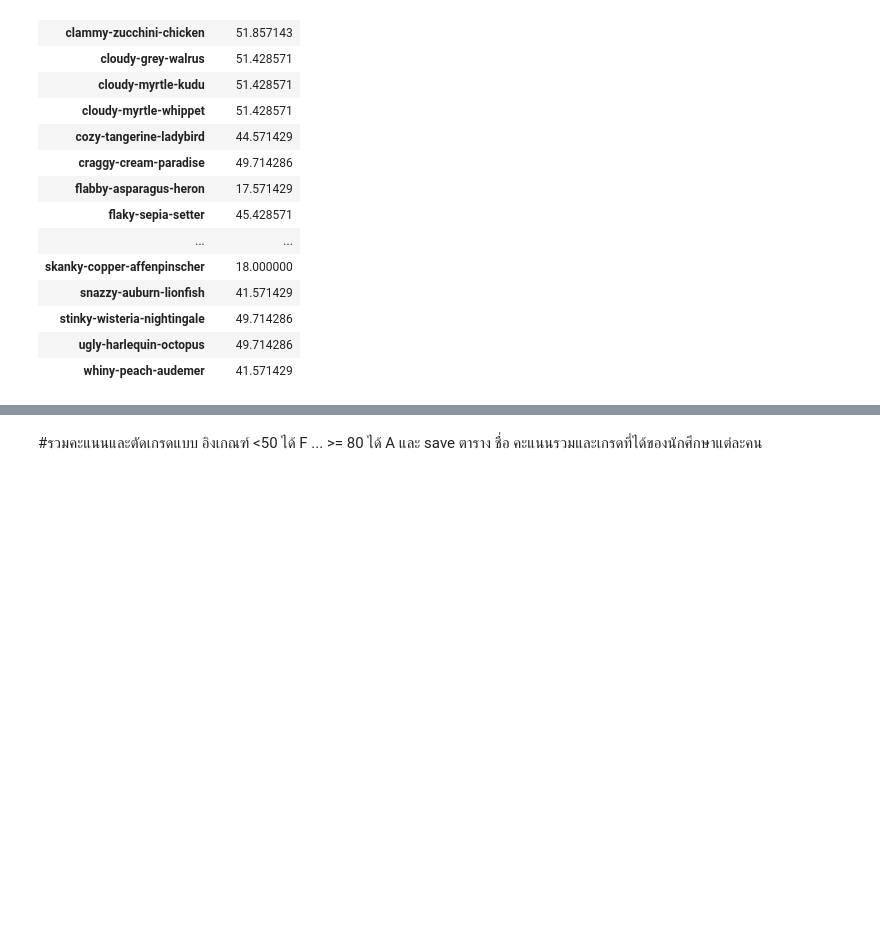
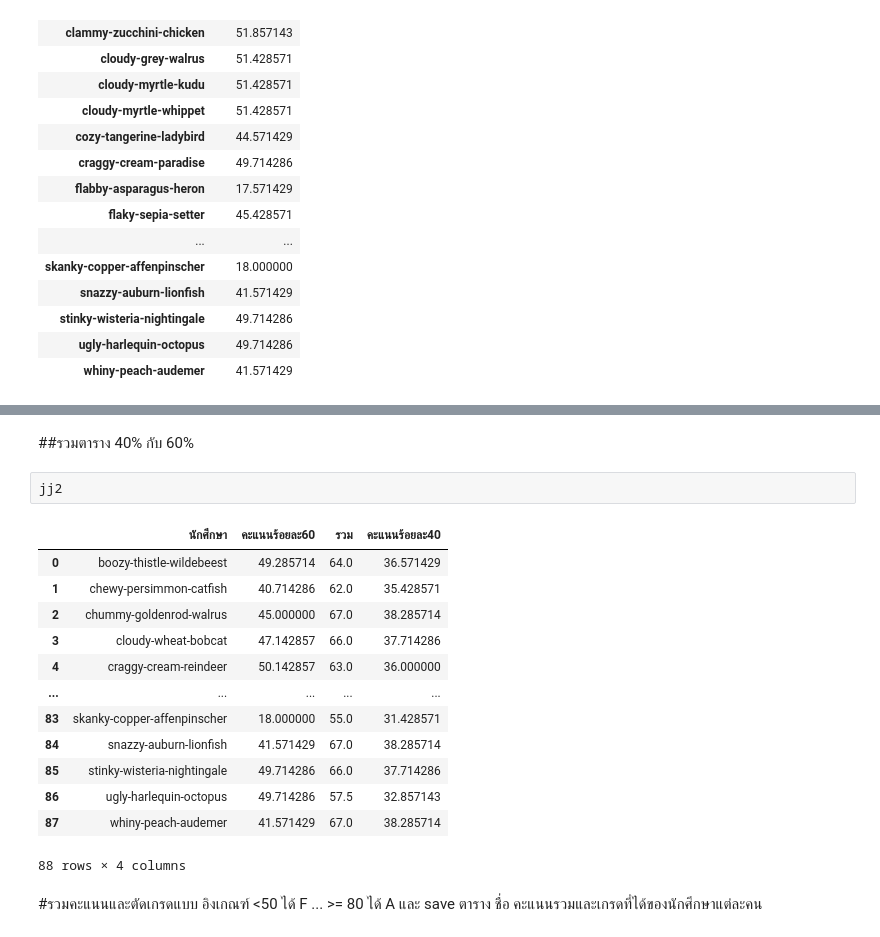
Before and after one commit to 1234567890qqqqqq/BasicProg_DataViz65, a Jupyter notebook: aon1.ipynb, the cells around one changed output, grey strips where cells are left out. Saved outputs shown, nothing was run; the diff lists cells and outputs as text; blank space fills up the shorter version.

Commit message:
รวมตาราง 40% กับ 60%

```diff
--- a/aon1.ipynb
+++ b/aon1.ipynb
@@ -1140,3 +1192,21 @@ d3
+# %% [markdown]
+##รวมตาราง 40% กับ 60%
+# %%
+jj2
+# %% [output]
+|  | นักศึกษา | คะแนนร้อยละ60 | รวม | คะแนนร้อยละ40 |
+| 0 | boozy-thistle-wildebeest | 49.285714 | 64.0 | 36.571429 |
+| 1 | chewy-persimmon-catfish | 40.714286 | 62.0 | 35.428571 |
+| 2 | chummy-goldenrod-walrus | 45.000000 | 67.0 | 38.285714 |
+| 3 | cloudy-wheat-bobcat | 47.142857 | 66.0 | 37.714286 |
+| 4 | craggy-cream-reindeer | 50.142857 | 63.0 | 36.000000 |
+| ... | ... | ... | ... | ... |
+| 83 | skanky-copper-affenpinscher | 18.000000 | 55.0 | 31.428571 |
+| 84 | snazzy-auburn-lionfish | 41.571429 | 67.0 | 38.285714 |
+| 85 | stinky-wisteria-nightingale | 49.714286 | 66.0 | 37.714286 |
+| 86 | ugly-harlequin-octopus | 49.714286 | 57.5 | 32.857143 |
+| 87 | whiny-peach-audemer | 41.571429 | 67.0 | 38.285714 |
+88 rows × 4 columns
 # %% [markdown]
 #รวมคะแนนและตัดเกรดแบบ อิงเกณฑ์ <50 ได้ F ... >= 80 ได้ A และ save ตาราง ชื่อ คะแนนรวมและเกรดที่ได้ของนักศึกษาแต่ละคน
 # %%
```
Also changed, not shown: parts of 4 cells of this notebook.
